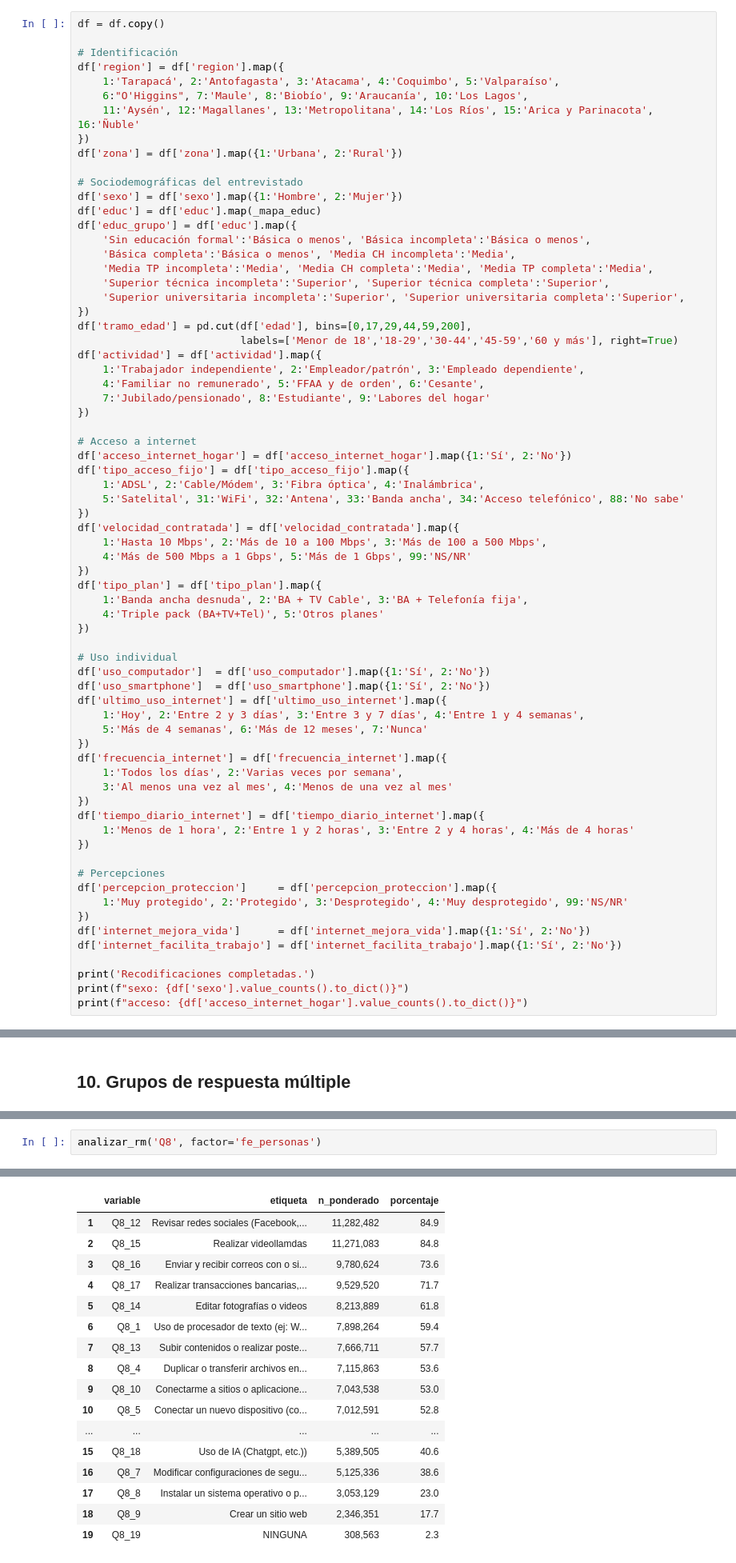
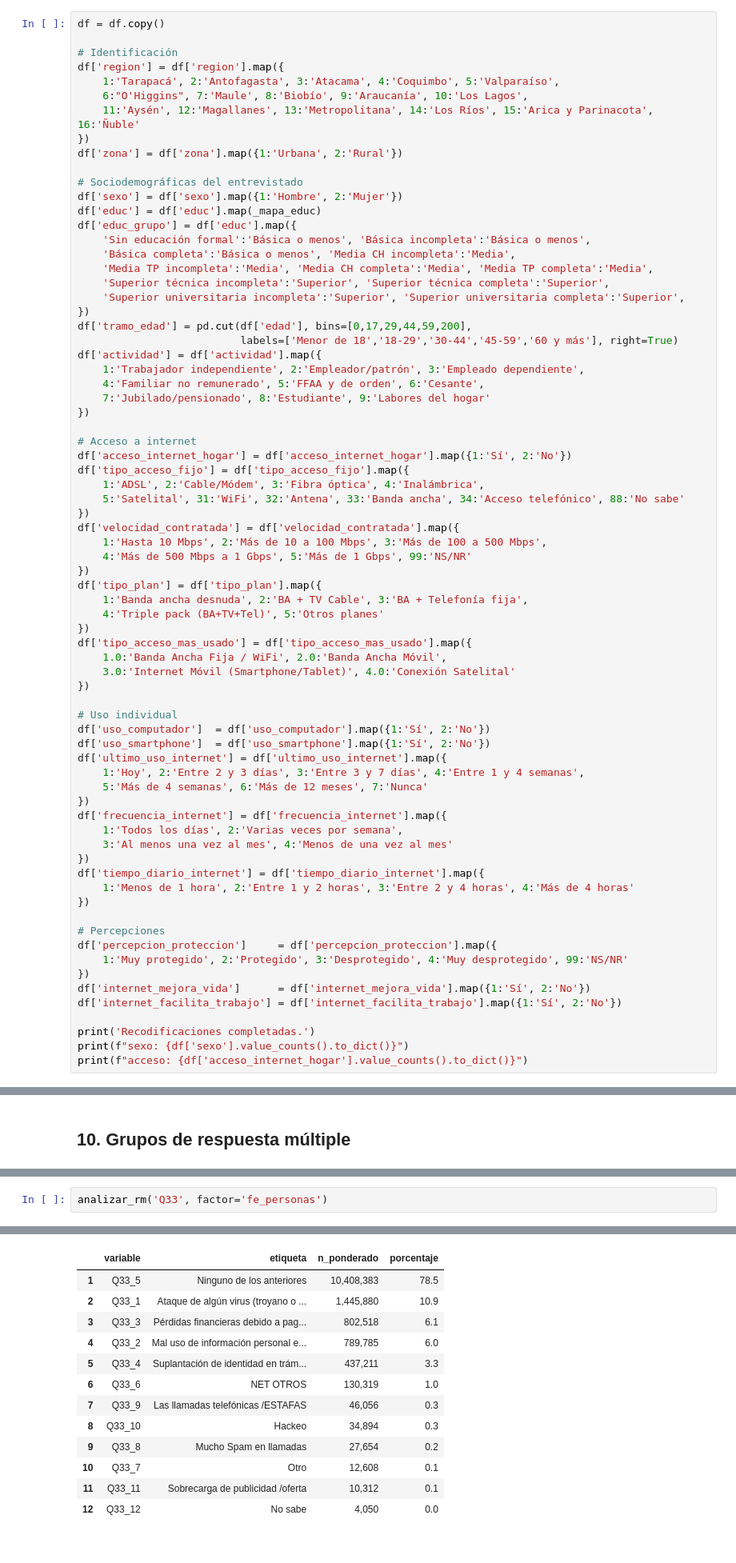
Before and after one commit to tomasleale/eaui_subtel, a Jupyter notebook: eaui2026_v3.ipynb, the cells around one changed output, grey strips where cells are left out. Shown at 80% size. Drawn from its saved outputs; the diff is of its cells as text.

```diff
--- a/eaui2026_v3.ipynb
+++ b/eaui2026_v3.ipynb
@@ -254,6 +244,10 @@ df['tipo_plan'] = df['tipo_plan'].map({
     1:'Banda ancha desnuda', 2:'BA + TV Cable', 3:'BA + Telefonía fija',
     4:'Triple pack (BA+TV+Tel)', 5:'Otros planes'
 })
+df['tipo_acceso_mas_usado'] = df['tipo_acceso_mas_usado'].map({
+    1.0:'Banda Ancha Fija / WiFi', 2.0:'Banda Ancha Móvil',
+    3.0:'Internet Móvil (Smartphone/Tablet)', 4.0:'Conexión Satelital'
+})
 
 # Uso individual
 df['uso_computador']  = df['uso_computador'].map({1:'Sí', 2:'No'})
@@ -611,5 +608,5 @@ def analizar_rm_cruce(grupo, cruce, factor='fe_personas', estilo=True):
         return fordf(res_df, titulo=titulo_tabla)
     return res_df
 # %%
-analizar_rm('Q8', factor='fe_personas')
+analizar_rm('Q33', factor='fe_personas')
 # %% [output]
@@ -617,20 +614,16 @@ Habilidades digitales — base ponderada: 13,286,225 (fe_personas)
 |  | variable | etiqueta | n_ponderado | porcentaje |
-| 1 | Q8_12 | Revisar redes sociales (Facebook,... | 11,282,482 | 84.9 |
-| 2 | Q8_15 | Realizar videollamdas | 11,271,083 | 84.8 |
-| 3 | Q8_16 | Enviar y recibir correos con o si... | 9,780,624 | 73.6 |
-| 4 | Q8_17 | Realizar transacciones bancarias,... | 9,529,520 | 71.7 |
-| 5 | Q8_14 | Editar fotografías o videos | 8,213,889 | 61.8 |
-| 6 | Q8_1 | Uso de procesador de texto (ej: W... | 7,898,264 | 59.4 |
-| 7 | Q8_13 | Subir contenidos o realizar poste... | 7,666,711 | 57.7 |
-| 8 | Q8_4 | Duplicar o transferir archivos en... | 7,115,863 | 53.6 |
-| 9 | Q8_10 | Conectarme a sitios o aplicacione... | 7,043,538 | 53.0 |
-| 10 | Q8_5 | Conectar un nuevo dispositivo (co... | 7,012,591 | 52.8 |
-| ... | ... | ... | ... | ... |
-| 15 | Q8_18 | Uso de IA (Chatgpt, etc.)) | 5,389,505 | 40.6 |
-| 16 | Q8_7 | Modificar configuraciones de segu... | 5,125,336 | 38.6 |
-| 17 | Q8_8 | Instalar un sistema operativo o p... | 3,053,129 | 23.0 |
-| 18 | Q8_9 | Crear un sitio web | 2,346,351 | 17.7 |
-| 19 | Q8_19 | NINGUNA | 308,563 | 2.3 |
+| 1 | Q33_5 | Ninguno de los anteriores | 10,408,383 | 78.5 |
+| 2 | Q33_1 | Ataque de algún virus (troyano o ... | 1,445,880 | 10.9 |
+| 3 | Q33_3 | Pérdidas financieras debido a pag... | 802,518 | 6.1 |
+| 4 | Q33_2 | Mal uso de información personal e... | 789,785 | 6.0 |
+| 5 | Q33_4 | Suplantación de identidad en trám... | 437,211 | 3.3 |
+| 6 | Q33_6 | NET OTROS | 130,319 | 1.0 |
+| 7 | Q33_9 | Las llamadas telefónicas /ESTAFAS | 46,056 | 0.3 |
+| 8 | Q33_10 | Hackeo | 34,894 | 0.3 |
+| 9 | Q33_8 | Mucho Spam en llamadas | 27,654 | 0.2 |
+| 10 | Q33_7 | Otro | 12,608 | 0.1 |
+| 11 | Q33_11 | Sobrecarga de publicidad /oferta | 10,312 | 0.1 |
+| 12 | Q33_12 | No sabe | 4,050 | 0.0 |
 # %% [markdown]
 ## 11. Habilidades digitales Q8 — clasificación por nivel
 # %%
```
Also changed, not shown: parts of 5 cells of this notebook.
